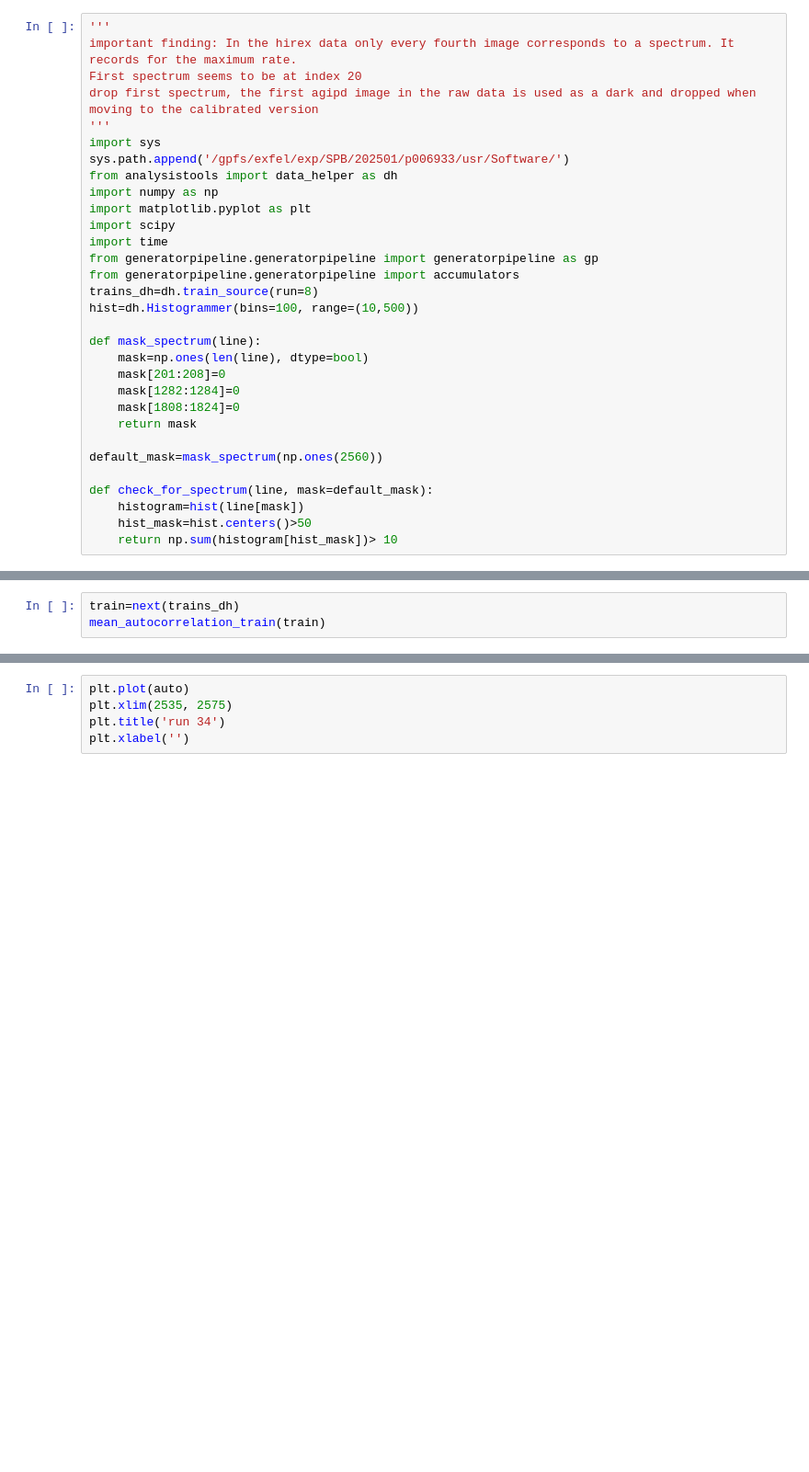
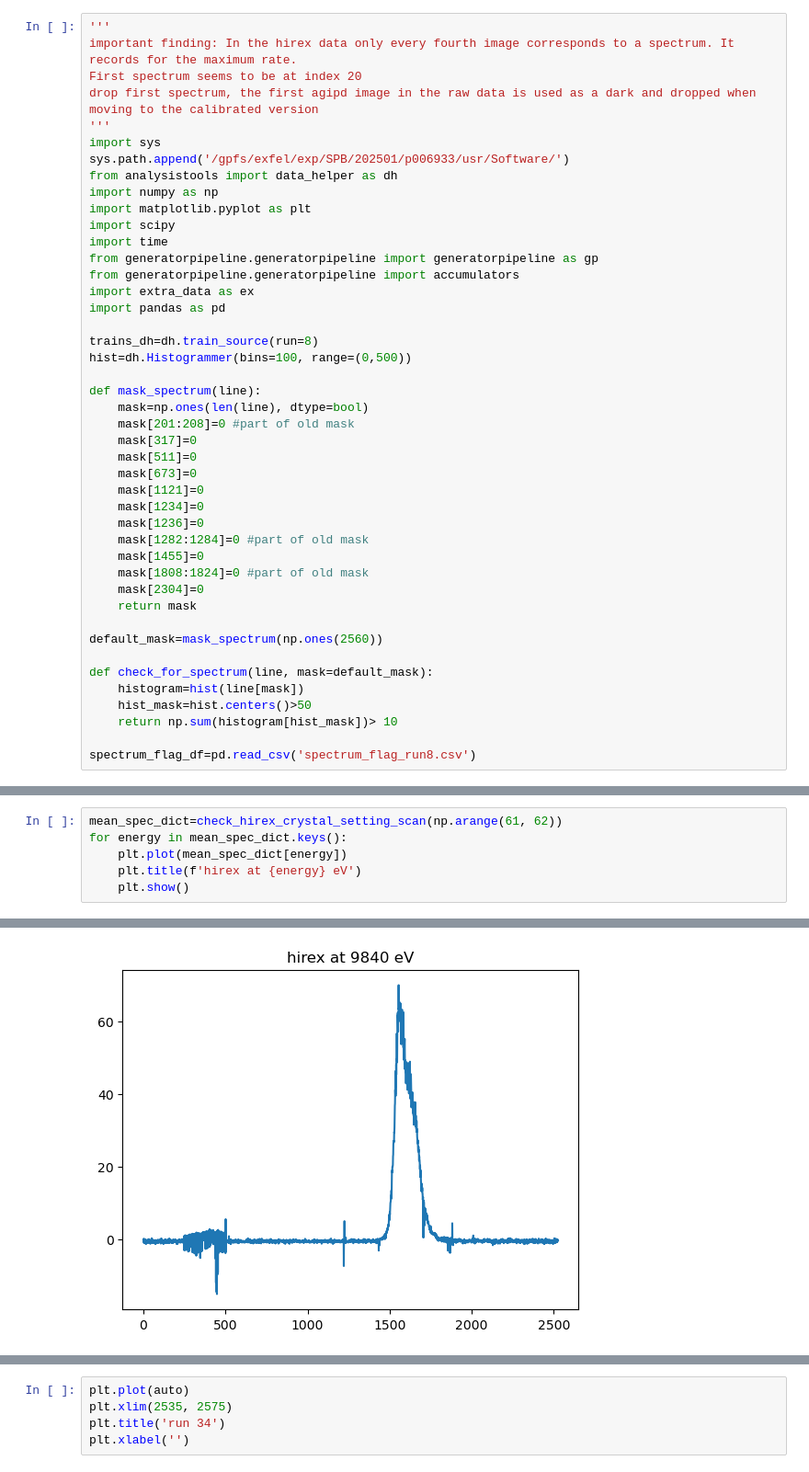
Before and after one commit to sjgrimm/EuXFEL6933, a Jupyter notebook: scratch/SpectrumTest.ipynb, the cells around one changed output, grey strips where cells are left out. Shown at 92% size. Saved outputs shown, nothing was run; the diff lists cells and outputs as text; blank space fills up the shorter version.

```diff
--- a/scratch/SpectrumTest.ipynb
+++ b/scratch/SpectrumTest.ipynb
@@ -13,14 +13,25 @@ import scipy
 import time
 from generatorpipeline.generatorpipeline import generatorpipeline as gp
 from generatorpipeline.generatorpipeline import accumulators
+import extra_data as ex
+import pandas as pd
+
 trains_dh=dh.train_source(run=8)
-hist=dh.Histogrammer(bins=100, range=(10,500))
+hist=dh.Histogrammer(bins=100, range=(0,500))
 
 def mask_spectrum(line):
     mask=np.ones(len(line), dtype=bool)
-    mask[201:208]=0
-    mask[1282:1284]=0
-    mask[1808:1824]=0
+    mask[201:208]=0 #part of old mask
+    mask[317]=0
+    mask[511]=0
+    mask[673]=0
+    mask[1121]=0
+    mask[1234]=0
+    mask[1236]=0
+    mask[1282:1284]=0 #part of old mask
+    mask[1455]=0
+    mask[1808:1824]=0 #part of old mask
+    mask[2304]=0
     return mask
 
 default_mask=mask_spectrum(np.ones(2560))
@@ -29,3 +40,5 @@ def check_for_spectrum(line, mask=default_mask):
     histogram=hist(line[mask])
     hist_mask=hist.centers()>50
     return np.sum(histogram[hist_mask])> 10
+
+spectrum_flag_df=pd.read_csv('spectrum_flag_run8.csv')
@@ -63,3 +163,7 @@ def mean_autocorrelation_run(run=8):
 # %%
-train=next(trains_dh)
-mean_autocorrelation_train(train)
+mean_spec_dict=check_hirex_crystal_setting_scan(np.arange(61, 62))
+for energy in mean_spec_dict.keys():
+    plt.plot(mean_spec_dict[energy])
+    plt.title(f'hirex at {energy} eV')
+    plt.show()
+# %% [output]
@@ -65,0 +173 @@ mean_autocorrelation_train(train)
+[figure, added]
```
Also changed, not shown: parts of 12 cells of this notebook.
